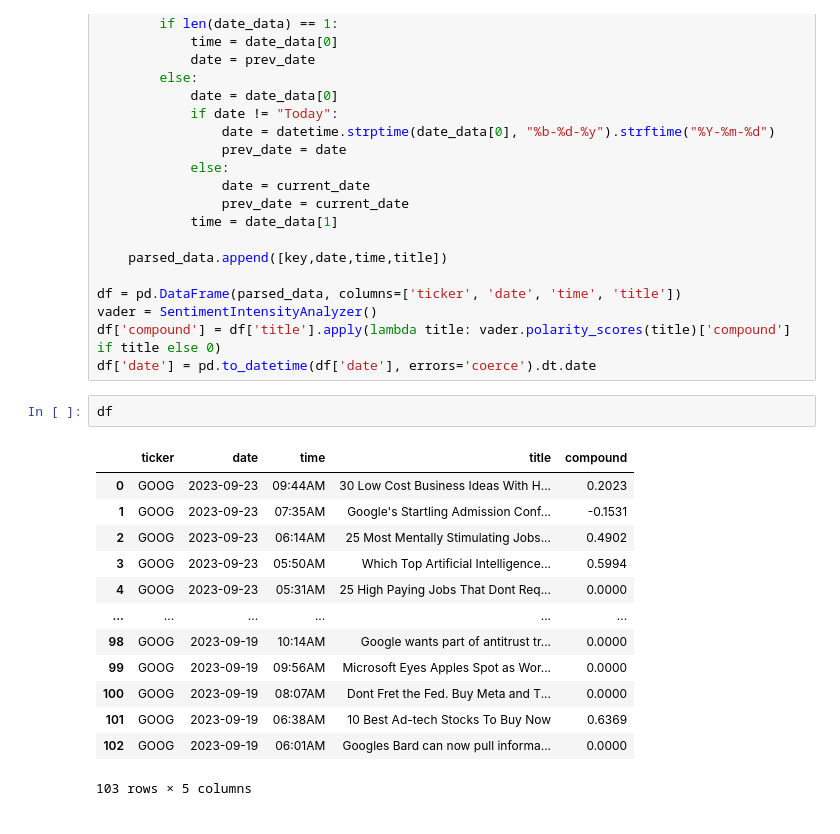
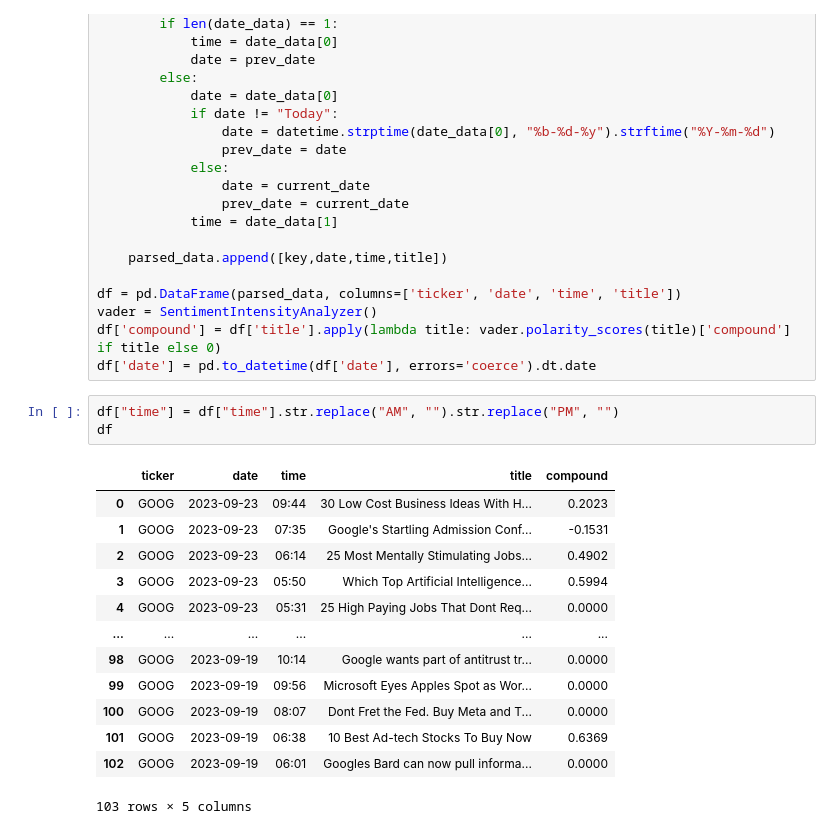
Before and after one commit to ameyagidh/StockPricePredictor, a Jupyter notebook: StockPrediction/Models/SentimentAnalysis/StockSentimentAnalysis.ipynb, the cells around one changed output. Saved outputs shown, nothing was run; the diff lists cells and outputs as text.

```diff
--- a/StockPrediction/Models/SentimentAnalysis/StockSentimentAnalysis.ipynb
+++ b/StockPrediction/Models/SentimentAnalysis/StockSentimentAnalysis.ipynb
@@ -61,19 +60,20 @@ df = pd.DataFrame(parsed_data, columns=['ticker', 'date', 'time', 'title'])
 vader = SentimentIntensityAnalyzer()
 df['compound'] = df['title'].apply(lambda title: vader.polarity_scores(title)['compound'] if title else 0)
 df['date'] = pd.to_datetime(df['date'], errors='coerce').dt.date
-# %%
-df
-# %% [output]
-|  | ticker | date | time | title | compound |
-| 0 | GOOG | 2023-09-23 | 09:44AM | 30 Low Cost Business Ideas With H... | 0.2023 |
-| 1 | GOOG | 2023-09-23 | 07:35AM | Google's Startling Admission Conf... | -0.1531 |
-| 2 | GOOG | 2023-09-23 | 06:14AM | 25 Most Mentally Stimulating Jobs... | 0.4902 |
-| 3 | GOOG | 2023-09-23 | 05:50AM | Which Top Artificial Intelligence... | 0.5994 |
-| 4 | GOOG | 2023-09-23 | 05:31AM | 25 High Paying Jobs That Dont Req... | 0.0000 |
-| ... | ... | ... | ... | ... | ... |
-| 98 | GOOG | 2023-09-19 | 10:14AM | Google wants part of antitrust tr... | 0.0000 |
-| 99 | GOOG | 2023-09-19 | 09:56AM | Microsoft Eyes Apples Spot as Wor... | 0.0000 |
-| 100 | GOOG | 2023-09-19 | 08:07AM | Dont Fret the Fed. Buy Meta and T... | 0.0000 |
-| 101 | GOOG | 2023-09-19 | 06:38AM | 10 Best Ad-tech Stocks To Buy Now | 0.6369 |
-| 102 | GOOG | 2023-09-19 | 06:01AM | Googles Bard can now pull informa... | 0.0000 |
-103 rows × 5 columns
+# %%
+df["time"] = df["time"].str.replace("AM", "").str.replace("PM", "")
+df
+# %% [output]
+|  | ticker | date | time | title | compound |
+| 0 | GOOG | 2023-09-23 | 09:44 | 30 Low Cost Business Ideas With H... | 0.2023 |
+| 1 | GOOG | 2023-09-23 | 07:35 | Google's Startling Admission Conf... | -0.1531 |
+| 2 | GOOG | 2023-09-23 | 06:14 | 25 Most Mentally Stimulating Jobs... | 0.4902 |
+| 3 | GOOG | 2023-09-23 | 05:50 | Which Top Artificial Intelligence... | 0.5994 |
+| 4 | GOOG | 2023-09-23 | 05:31 | 25 High Paying Jobs That Dont Req... | 0.0000 |
+| ... | ... | ... | ... | ... | ... |
+| 98 | GOOG | 2023-09-19 | 10:14 | Google wants part of antitrust tr... | 0.0000 |
+| 99 | GOOG | 2023-09-19 | 09:56 | Microsoft Eyes Apples Spot as Wor... | 0.0000 |
+| 100 | GOOG | 2023-09-19 | 08:07 | Dont Fret the Fed. Buy Meta and T... | 0.0000 |
+| 101 | GOOG | 2023-09-19 | 06:38 | 10 Best Ad-tech Stocks To Buy Now | 0.6369 |
+| 102 | GOOG | 2023-09-19 | 06:01 | Googles Bard can now pull informa... | 0.0000 |
+103 rows × 5 columns
```
Also changed, not shown: parts of 8 cells of this notebook, 2 other files.
